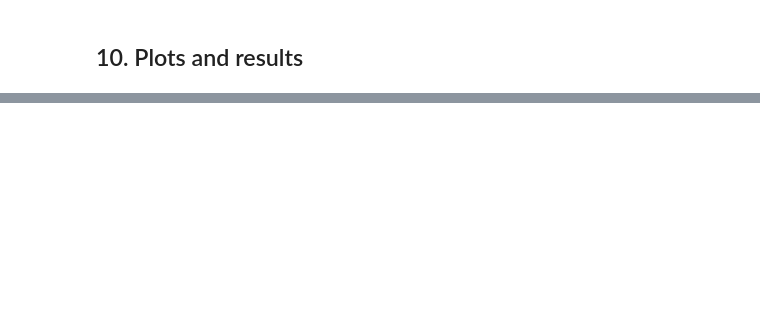
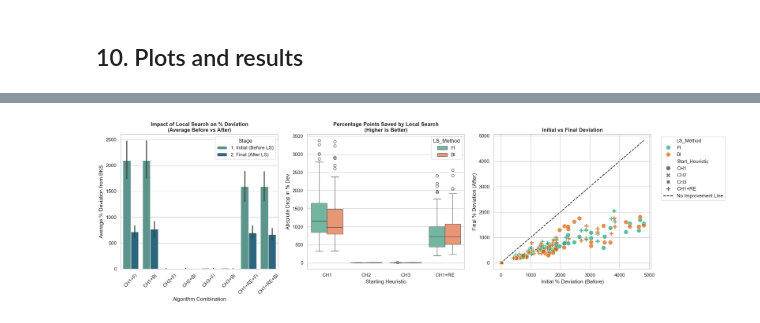
Before and after one commit to gksoztrk/MHO, a Jupyter notebook: scp_constructive_heuristics_assig_2.ipynb, the cells around one changed output, grey strips where cells are left out. Drawn from its saved outputs; the diff is of its cells as text; code cells hidden in the pictures; blank space fills up the shorter version.

```diff
--- a/scp_constructive_heuristics_assig_2.ipynb
+++ b/scp_constructive_heuristics_assig_2.ipynb
@@ -752,0 +761,54 @@ plt.show()
+# %%
+import matplotlib.pyplot as plt
+import seaborn as sns
+import pandas as pd
+import numpy as np
+
+# 1. Load data and calculate the Initial % Deviation
+df = pd.read_csv("scp_detailed_results.csv")
+df['Init_Pct_Dev'] = 100.0 * (df['Init_Cost'] - df['BKS']) / df['BKS']
+
+# Calculate absolute improvement (how many % points were dropped)
+df['Improvement_Points'] = df['Init_Pct_Dev'] - df['Pct_Dev']
+
+# Melt data for the Before vs After side-by-side bar chart
+df_melt = df.melt(id_vars=['Instance', 'Start_Heuristic', 'LS_Method', 'Algorithm'],
+                  value_vars=['Init_Pct_Dev', 'Pct_Dev'],
+                  var_name='Stage', value_name='Deviation')
+df_melt['Stage'] = df_melt['Stage'].map({'Init_Pct_Dev': '1. Initial (Before LS)', 'Pct_Dev': '2. Final (After LS)'})
+
+# 2. Setup the dashboard
+sns.set_theme(style="whitegrid")
+fig, axes = plt.subplots(1, 3, figsize=(20, 6))
+
+# --- PLOT 1: Side-by-Side Before & After (Averages) ---
+# We use a combined label so FI and BI don't stack weirdly
+sns.barplot(data=df_melt, x='Algorithm', y='Deviation', hue='Stage', ax=axes[0], palette="crest")
+axes[0].set_title('Impact of Local Search on % Deviation\n(Average Before vs After)', fontweight='bold')
+axes[0].set_ylabel('Average % Deviation from BKS')
+axes[0].set_xlabel('Algorithm Combination')
+axes[0].tick_params(axis='x', rotation=45)
+
+# --- PLOT 2: Distribution of Improvement (Boxplot) ---
+sns.boxplot(data=df, x='Start_Heuristic', y='Improvement_Points', hue='LS_Method', ax=axes[1], palette="Set2")
+axes[1].set_title('Percentage Points Saved by Local Search\n(Higher is Better)', fontweight='bold')
+axes[1].set_ylabel('Absolute Drop in % Dev')
+axes[1].set_xlabel('Starting Heuristic')
+
+# --- PLOT 3: The 45-Degree Scatter Plot ---
+sns.scatterplot(data=df, x='Init_Pct_Dev', y='Pct_Dev', hue='LS_Method',
+                style='Start_Heuristic', alpha=0.7, s=100, ax=axes[2], palette="Dark2")
+
+# Draw the 45-degree reference line (y = x)
+max_val = max(df['Init_Pct_Dev'].max(), df['Pct_Dev'].max())
+axes[2].plot([0, max_val], [0, max_val], 'k--', zorder=0, label='No Improvement Line')
+
+axes[2].set_title('Initial vs Final Deviation', fontweight='bold')
+axes[2].set_xlabel('Initial % Deviation (Before)')
+axes[2].set_ylabel('Final % Deviation (After)')
+axes[2].legend(bbox_to_anchor=(1.05, 1), loc='upper left')
+
+plt.tight_layout()
+plt.show()
+# %% [output]
+[figure, added]
```
Also changed, not shown: parts of 3 cells of this notebook, 2 other files.
